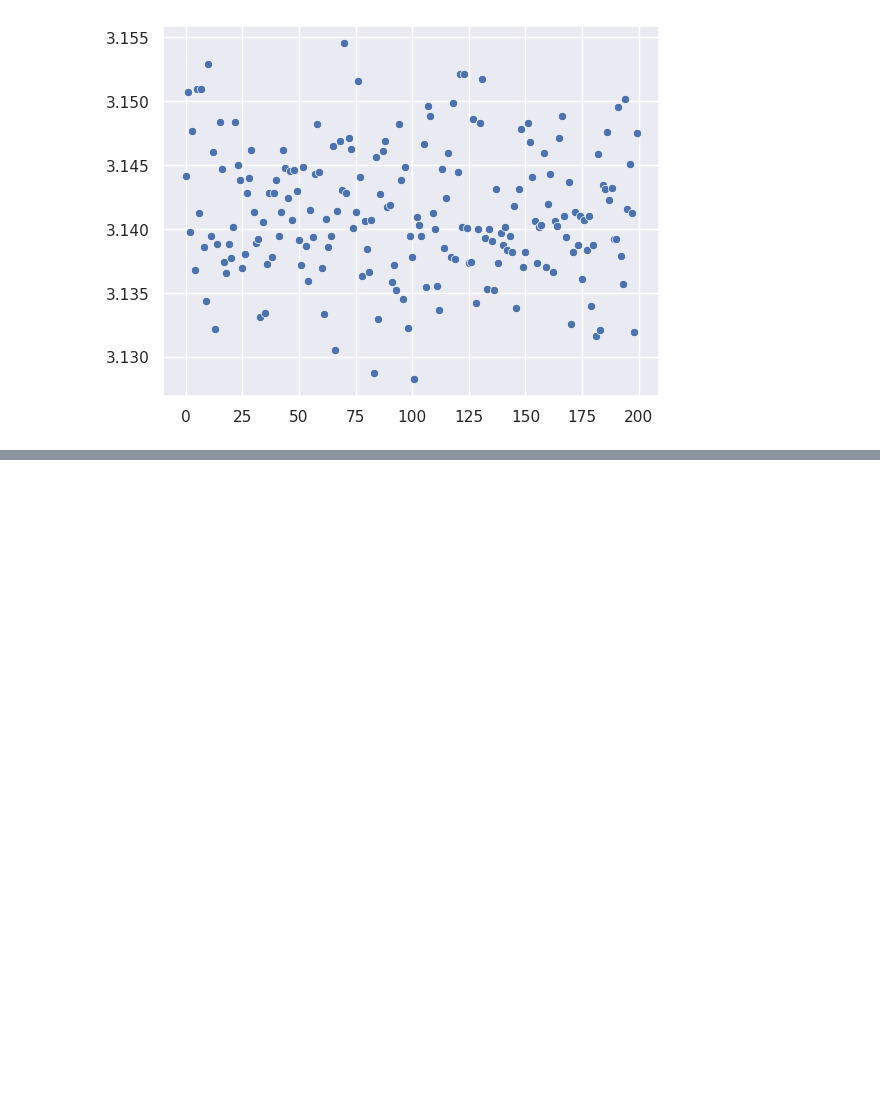
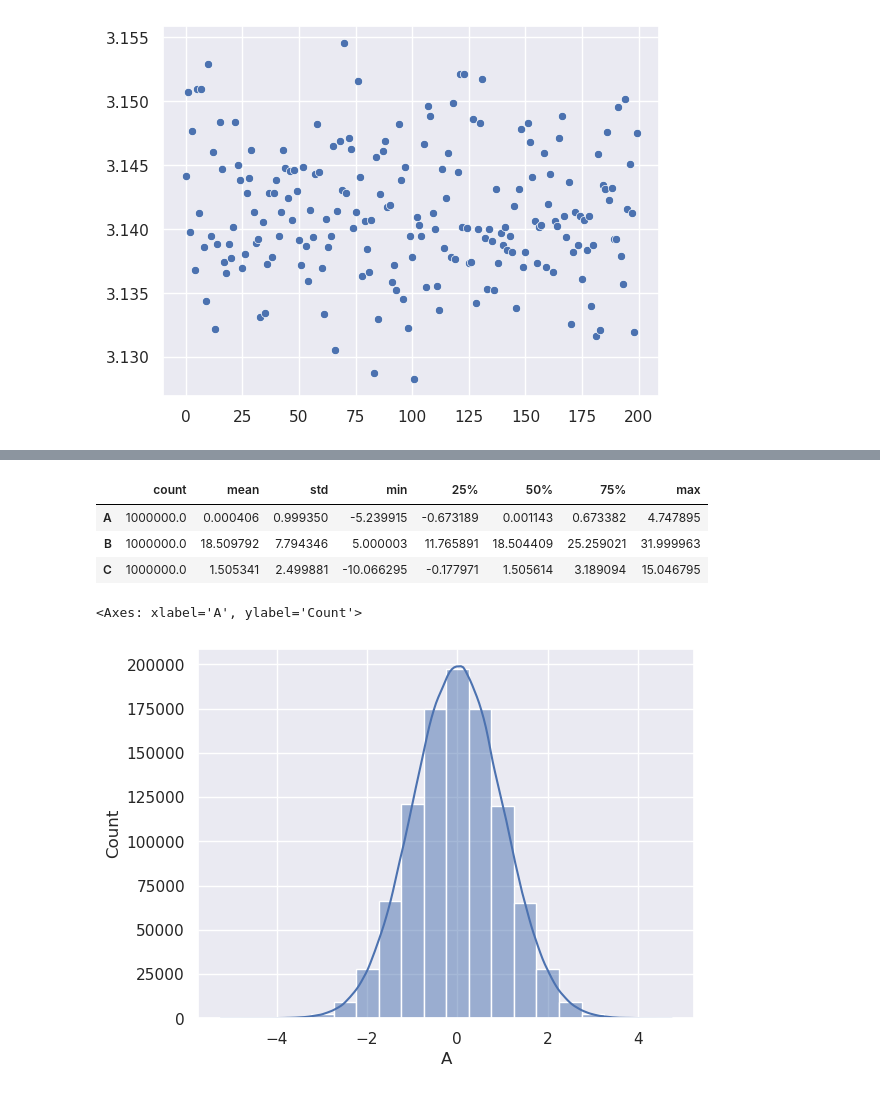
Before and after one commit to mmunozbe/ml-course, a Jupyter notebook: T2-2-Data cleaning-Funciones de distribución de probabilidad.ipynb, the cells around one changed output, grey strips where cells are left out. Drawn from its saved outputs; the diff is of its cells as text; code cells hidden in the pictures; blank space fills up the shorter version.

```diff
--- a/T2-2-Data cleaning-Funciones de distribución de probabilidad.ipynb
+++ b/T2-2-Data cleaning-Funciones de distribución de probabilidad.ipynb
@@ -107,0 +110,9 @@ plt.show(fig)
+# %%
+n = 1000000
+data = pd.DataFrame(
+    {
+        'A': np.random.normal(size=n),
+        'B': np.random.uniform(5, 32, size=n),
+        'C': np.random.normal(1.5, 2.5, n),
+    }
+)
@@ -107,0 +128,13 @@ plt.show(fig)
+# %%
+data.describe().transpose()
+# %% [output]
+|  | count | mean | std | min | 25% | 50% | 75% | max |
+| A | 1000000.0 | 0.000406 | 0.999350 | -5.239915 | -0.673189 | 0.001143 | 0.673382 | 4.747895 |
+| B | 1000000.0 | 18.509792 | 7.794346 | 5.000003 | 11.765891 | 18.504409 | 25.259021 | 31.999963 |
+| C | 1000000.0 | 1.505341 | 2.499881 | -10.066295 | -0.177971 | 1.505614 | 3.189094 | 15.046795 |
+# %%
+sns.set_theme()
+sns.histplot(data['A'], bins=20, kde=True)
+# %% [output]
+<Axes: xlabel='A', ylabel='Count'>
+[figure, added]
```
Also changed, not shown: parts of 10 cells of this notebook.
